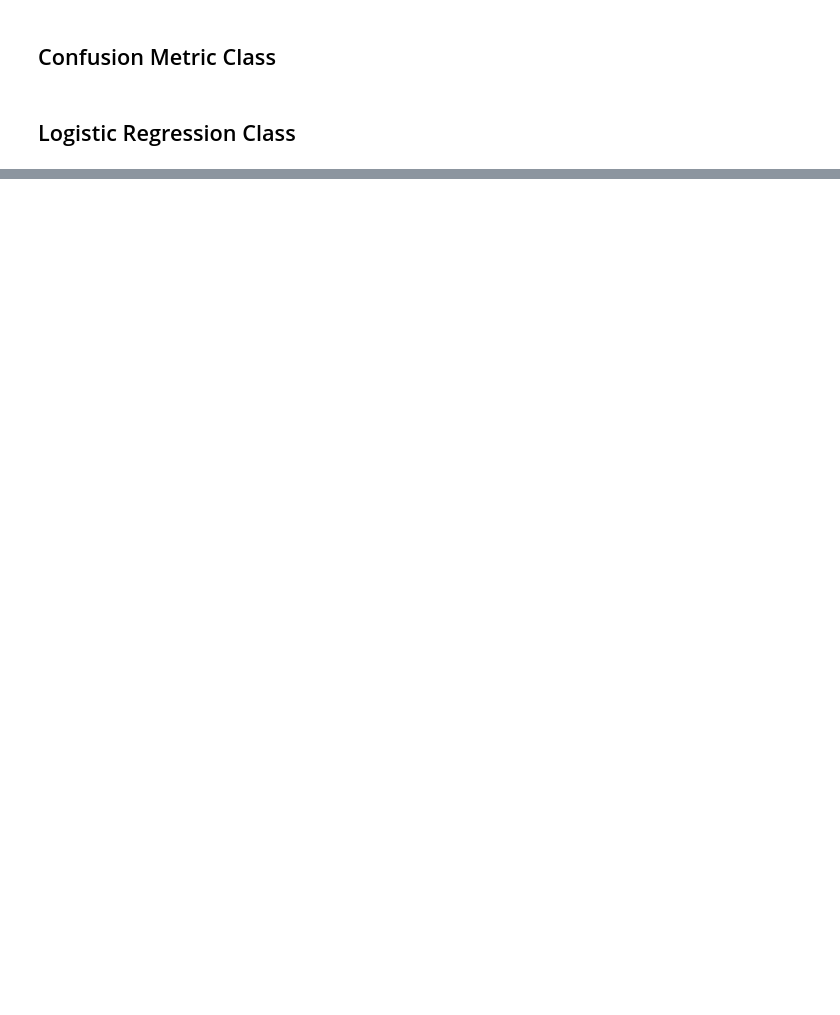
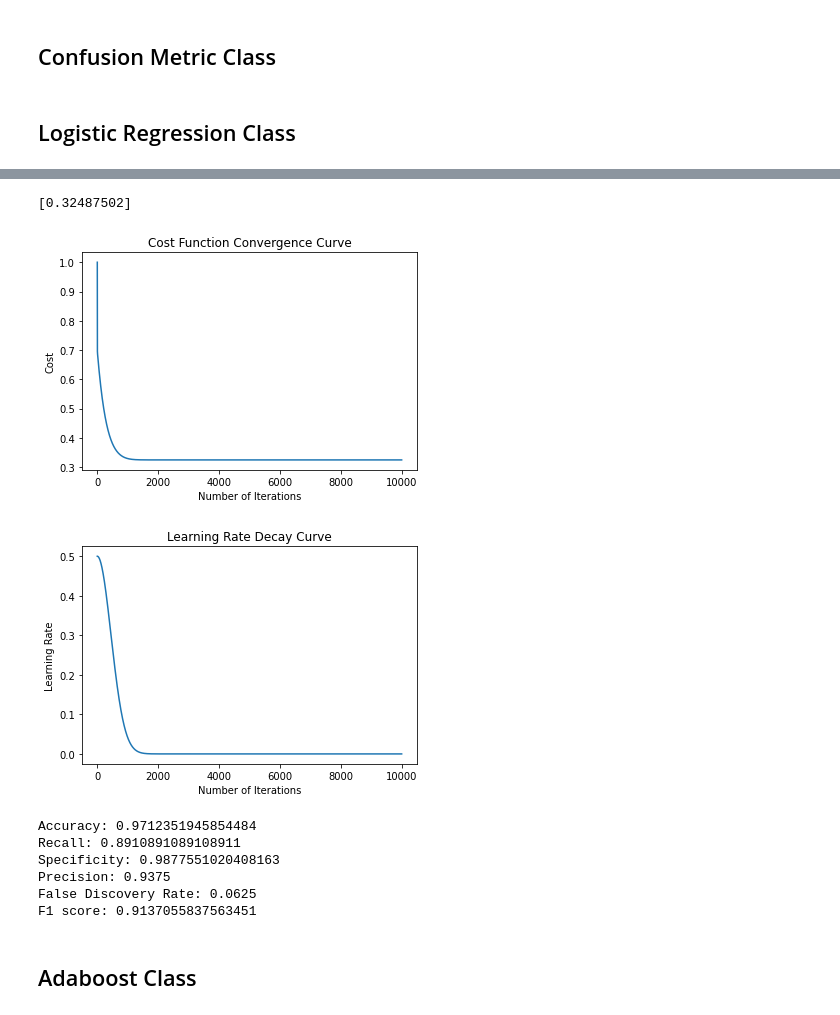
Before and after one commit to AJAkil/ML-Sessional, a Jupyter notebook: Assignment-1/exp.ipynb, the cells around one changed output, grey strips where cells are left out. Drawn from its saved outputs; the diff is of its cells as text; code cells hidden in the pictures; blank space fills up the shorter version.

```diff
--- a/Assignment-1/exp.ipynb
+++ b/Assignment-1/exp.ipynb
@@ -1507,0 +1724,4 @@ print(FN)
+# %%
+df = pd.read_csv('./data/creditcard.csv')
+
+df.head(5)
@@ -1507,0 +1736,4 @@ print(FN)
+# %%
+df = preprocess_credit_card(df, 'Class', False, False)
+
+df.head()
@@ -1507,0 +1765,22 @@ print(FN)
+# %%
+lgr = LogisticRegression(0.5, 0, 10000, 0.2, 0, 5e-6)
+lgr.split_dataset(df, 'Class')
+lgr.fit(False)
+# %% [output]
+[0.32487502]
+[figure, added]
+[figure, added]
+# %%
+y_pred = lgr.predict()
+y_test = lgr.y_test
+metric = MetricCalculator(y_test, y_pred)
+metric.calculate_all_metric()
+# %% [output]
+Accuracy: 0.9712351945854484
+Recall: 0.8910891089108911
+Specificity: 0.9877551020408163
+Precision: 0.9375
+False Discovery Rate: 0.0625
+F1 score: 0.9137055837563451
+# %% [markdown]
+## Adaboost Class
```
Also changed, not shown: parts of 45 cells of this notebook, 1 other file.
